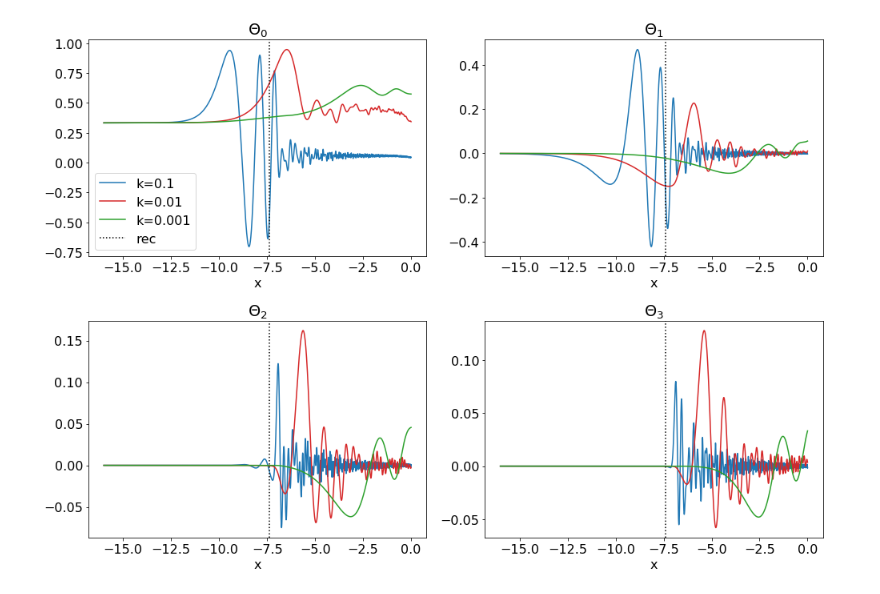
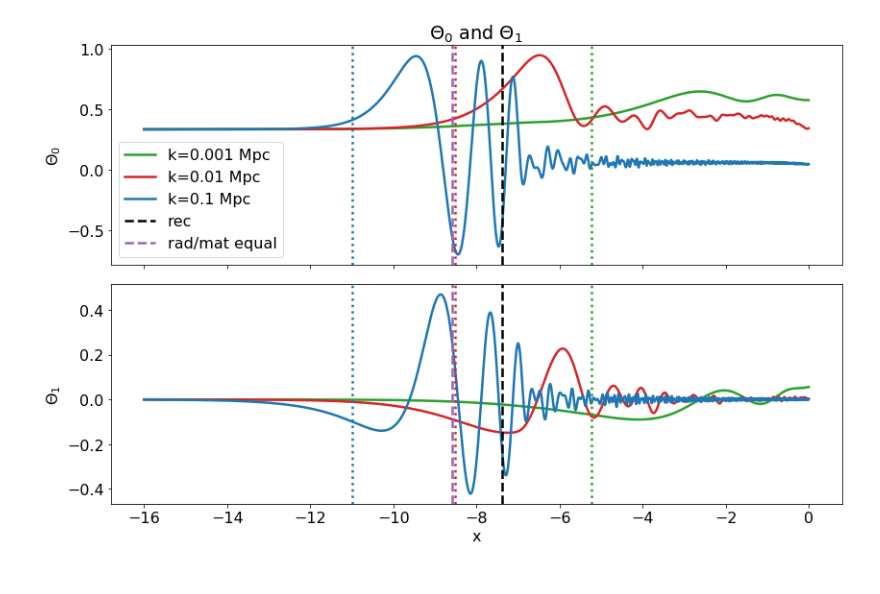
Before and after one commit to asdfbat/AST5220, a Jupyter notebook: Project/Python/m3_plotting.ipynb, the cells around one changed output. Cells and saved outputs as stored; diff of their text form; code cells hidden in the pictures.

Commit message:
Writing up report, added new figures

```diff
--- a/Project/Python/m3_plotting.ipynb
+++ b/Project/Python/m3_plotting.ipynb
@@ -6,5 +42,5 @@ plt.rcParams.update({'font.size':16})
 # %%
-k_vals = [0.1, 0.01, 0.001]
+k_vals = [0.001, 0.01, 0.1, 1.0]
 
 data = []
 for k in k_vals:
@@ -30,0 +80,18 @@ data.shape
+# %%
+plt.rcParams.update({'font.size':16})
+plt.figure(figsize=(12,6))
+plt.plot(x, Theta0[2], c="tab:blue", lw=2.5, label="$\Theta_0$")
+plt.plot(x, Theta1[2], c="tab:orange", lw=2.5, label="$\Theta_1$")
+plt.xlim(-10.5, -6)
+plt.axvline(x=x[np.argwhere(np.abs(Theta0[2]) < 0.01)[0]], ls="--", c="k")
+plt.axvline(x=x[np.argwhere((np.abs(Theta0[2]) < 0.01)*(x > -8.5))[0]], ls="--", c="k")
+plt.axvline(x=x[np.argwhere((np.abs(Theta0[2]) < 0.01)*(x > -8))[0]], ls="--", c="k", label="$\Theta_0=0$")
+plt.axvline(x=x[np.argwhere((np.abs(Theta1[2]) < 0.01)*(x > -9))[0]], ls="--", c="tab:brown")
+plt.axvline(x=x[np.argwhere((np.abs(Theta1[2]) < 0.01)*(x > -8))[0]], ls="--", c="tab:brown")
+plt.axvline(x=x[np.argwhere((np.abs(Theta1[2]) < 0.01)*(x > -7.5))[0]], ls="--", c="tab:brown", label="$\Theta_1=0$")
+plt.xlabel("x");
+plt.ylabel("")
+plt.title("$\Theta_0(x)$ and $\Theta_1(x)$ for $k=0.1 Mpc$")
+plt.legend();
+plt.tight_layout()
+plt.savefig("../m3_figs/Theta0_zoomed.png", bbox_inches="tight");
@@ -31,28 +100,26 @@ data.shape
 # %%
-colors = ["tab:blue", "tab:red", "tab:green"]
+colors = ["tab:green", "tab:red", "tab:blue"]
 
-fig, ax = plt.subplots(2, 2, figsize=(14,10))
-for i, k in enumerate(k_vals):
-    ax[0,0].plot(x, Theta0[i], c=colors[i], label=f"k={k}")
-    ax[0,0].set_title(r"$\Theta_0$")
+fig, ax = plt.subplots(2, 1, figsize=(12, 8), sharex=True)
+for i in range(3):
+    k = k_vals[i]
+    ax[0].plot(x, Theta0[i], c=colors[i], label=f"k={k} Mpc", lw=2.5)
+    ax[1].plot(x, Theta1[i], c=colors[i], lw=2.5)
 
-    ax[0,1].plot(x, Theta1[i], c=colors[i])
-    ax[0,1].set_title(r"$\Theta_1$")
+ax[1].set_xlabel("x")
+ax[0].set_ylabel("$\Theta_0$")
+ax[1].set_ylabel("$\Theta_1$")
+ax[0].set_title("$\Theta_0$ and $\Theta_1$")
+for j in range(2):
+    ax[j].axvline(x=x_rec, ls="--", c="k", label="rec", lw=2.5)
+    ax[j].axvline(x=x_rad_mat_equal, ls="--", c="tab:purple", label="rad/mat equal", lw=2.5)
+    ax[j].axvline(x=x_horizon_0001, ls=":", c=colors[0], lw=2.5)
+    ax[j].axvline(x=x_horizon_001, ls=":", c=colors[1], lw=2.5)
+    ax[j].axvline(x=x_horizon_01, ls=":", c=colors[2], lw=2.5)
 
-    ax[1,0].plot(x, Theta2[i], c=colors[i])
-    ax[1,0].set_title(r"$\Theta_2$")
-
-    ax[1,1].plot(x, Theta3[i], c=colors[i])
-    ax[1,1].set_title(r"$\Theta_3$")
-
-for i in range(2):
-    for j in range(2):
-        ax[i,j].set_xlabel("x")
-        ax[i,j].axvline(x=-7.4, ls=":", c="k", label="rec")
-
-ax[0,0].legend()
+ax[0].legend()
 fig.tight_layout();
 plt.savefig("../m3_figs/thetas.png", bbox_inches="tight")
 # %% [output]
-[figure, old version]
+[figure, new version]
 # %%
```
Also changed, not shown: parts of 14 cells of this notebook, 9 other files.
